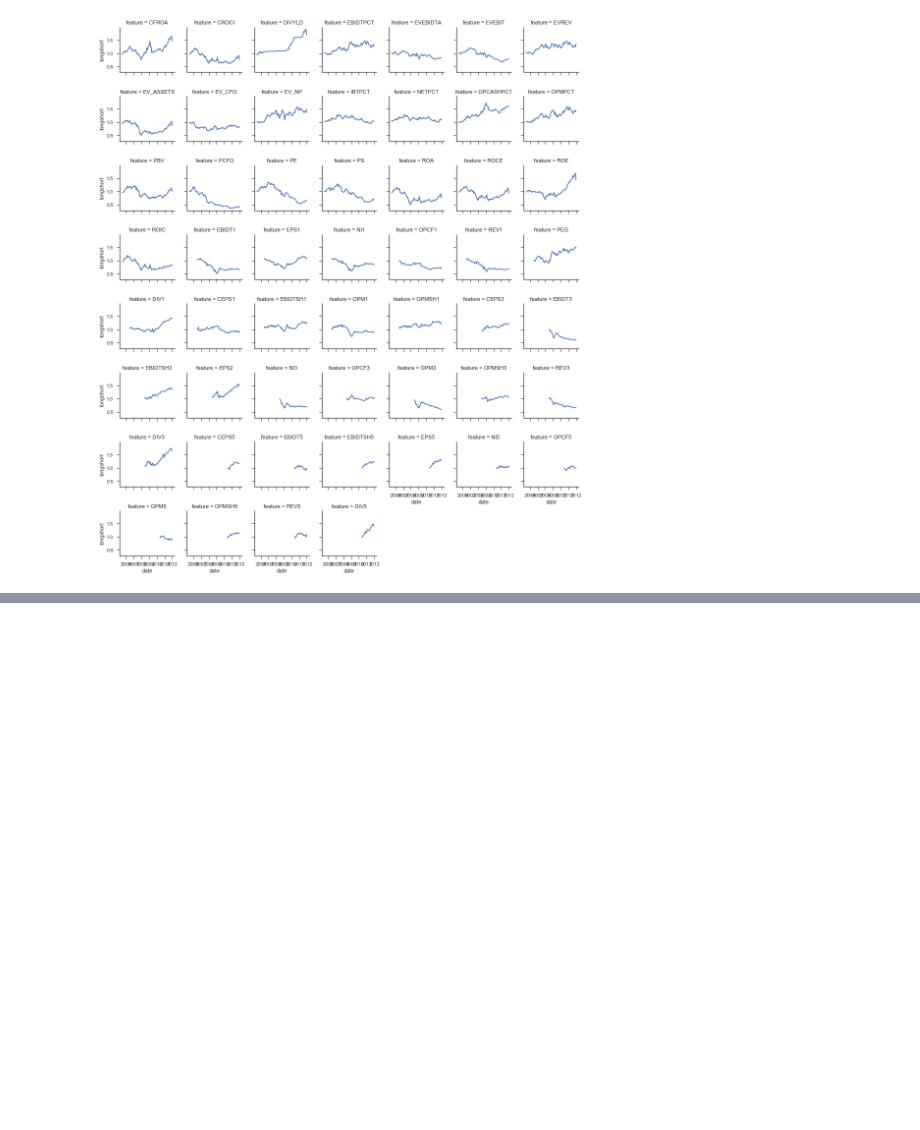
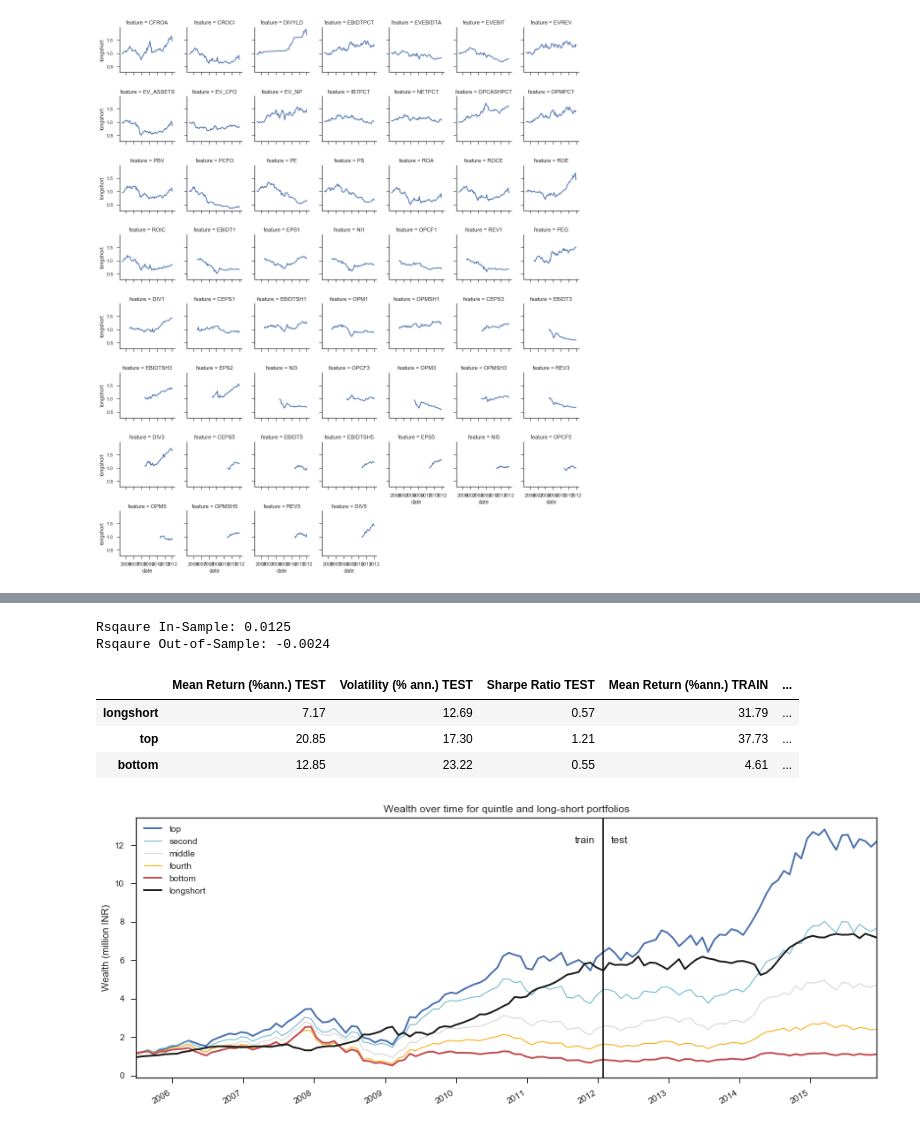
Before and after one commit to SiluPanda/capstone, a Jupyter notebook: CapstoneProject.ipynb, the cells around one changed output, grey strips where cells are left out. Drawn from its saved outputs; the diff is of its cells as text; code cells hidden in the pictures; blank space fills up the shorter version.

Commit message:
Finished end-to-end for a baseline model!

```diff
--- a/CapstoneProject.ipynb
+++ b/CapstoneProject.ipynb
@@ -466,3 +494,18 @@ Xu_train = Xu_train.loc[Xu_train.priorImportance == 2,['date','ticker','feature'
 
 Xu_test = pd.merge(Xu_test,feature_desription,how = 'left')
 Xu_test = Xu_test.loc[Xu_test.priorImportance == 2,['date','ticker','feature','quantile']]
+# %%
+#Align X and y before fitting a model
+def align(X,y):
+    X = X.set_index(['date','ticker','feature'])
+    X = X.unstack()
+    X.columns = X.columns.droplevel()
+    y = y.set_index(['date','ticker'])
+#    y = y.rename(columns = {'quantile':'return'})
+    y = y[y.index.isin(X.index)]
+    y = y.sort_index()
+    return X,y
+Xua_train,yua_train = align(Xu_train,yu_train)
+Xua_test,yua_test = align(Xu_test,yu_test)
+print(all(yua_train.index == Xua_train.index))
+print(all(yua_test.index == Xua_test.index))
@@ -468,0 +515,4 @@ Xu_test = Xu_test.loc[Xu_test.priorImportance == 2,['date','ticker','feature','q
+# %%
+#align Train and test feature names before fitting a model
+Xua_test = Xua_test.loc[:,Xua_test.columns.isin(Xua_train.columns)]
+all(Xua_test.columns == Xua_train.columns)
@@ -468,0 +521,4 @@ Xu_test = Xu_test.loc[Xu_test.priorImportance == 2,['date','ticker','feature','q
+# %%
+#Impute missing values before fiting a model
+Xua_train = Xua_train.fillna(value=0.50) #Quantiles range between 0 and 1 and 0.5 is a natural median
+Xua_test = Xua_test.fillna(value=0.50) #Quantiles range between 0 and 1 and 0.5 is a natural median
@@ -468,0 +590,15 @@ Xu_test = Xu_test.loc[Xu_test.priorImportance == 2,['date','ticker','feature','q
+# %%
+from sklearn.linear_model import LinearRegression
+linear_regression = LinearRegression()
+linear_regression.fit(Xua_train, yua_train)
+stats = evaluate_model(linear_regression,Xua_train,yua_train,Xua_test,yua_test,
+               returns_train=y_train,returns_test=y_test)
+stats
+# %% [output]
+Rsqaure In-Sample: 0.0125
+Rsqaure Out-of-Sample: -0.0024
+|  | Mean Return (%ann.) TEST | Volatility (% ann.) TEST | Sharpe Ratio TEST | Mean Return (%ann.) TRAIN | ... |
+| longshort | 7.17 | 12.69 | 0.57 | 31.79 | ... |
+| top | 20.85 | 17.30 | 1.21 | 37.73 | ... |
+| bottom | 12.85 | 23.22 | 0.55 | 4.61 | ... |
+[figure, added]
```
Also changed, not shown: parts of 16 cells of this notebook.
